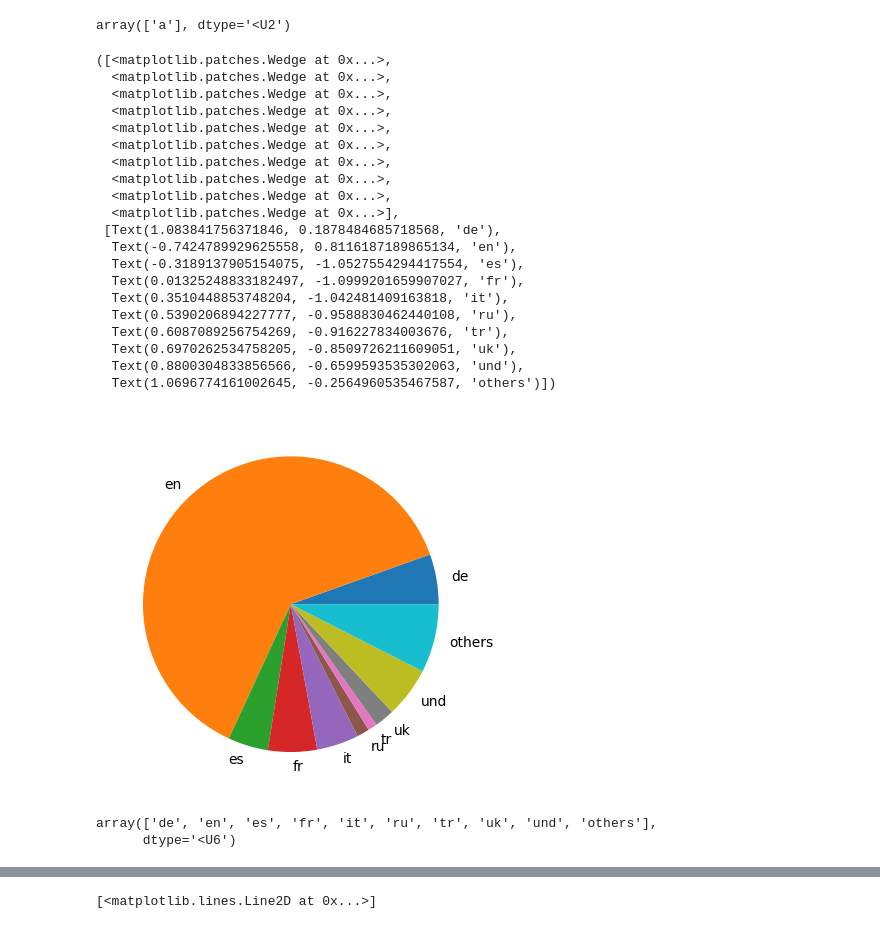
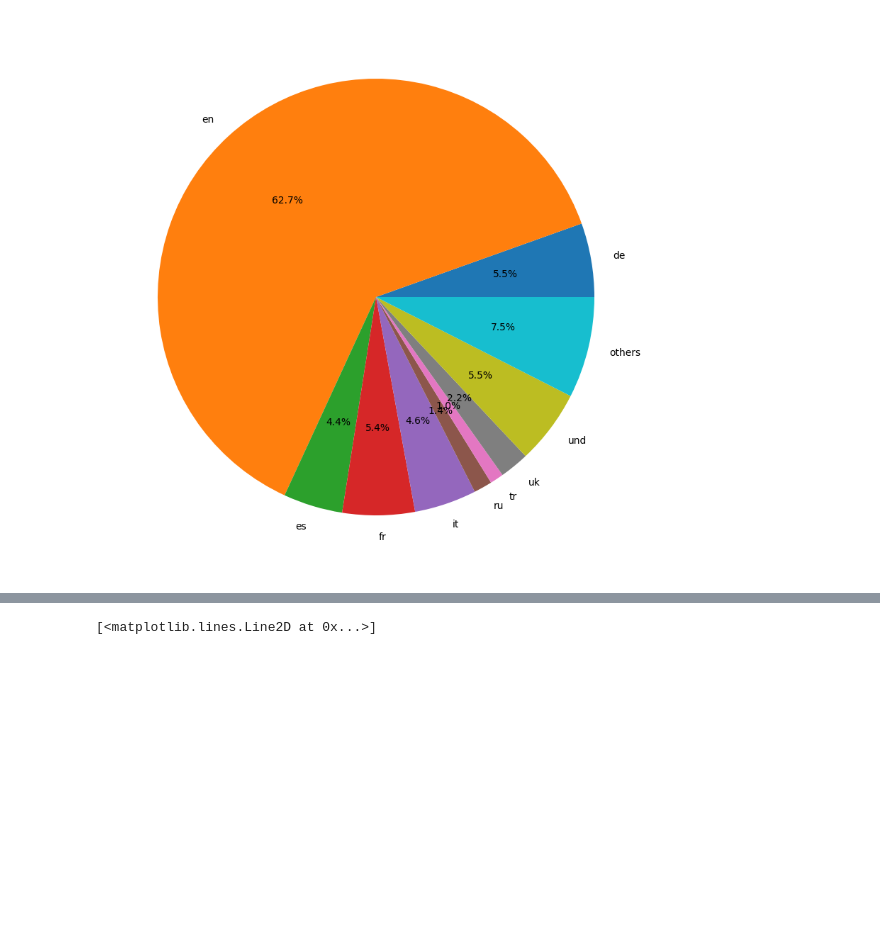
Before and after one commit to Freshpinguin/TopicAnalysisRUWTweets, a Jupyter notebook: Notebooks/FirstOpen.ipynb, the cells around one changed output, grey strips where cells are left out. Cells and saved outputs as stored; diff of their text form; code cells hidden in the pictures; blank space fills up the shorter version.

```diff
--- a/Notebooks/FirstOpen.ipynb
+++ b/Notebooks/FirstOpen.ipynb
@@ -4,13 +6,14 @@ import numpy as np
 import warnings
 from typing import Dict, Iterator, Any
 import matplotlib.pyplot as plt
+plt.rcParams['figure.figsize'] = [20, 10]
 import os
 from tqdm.auto import tqdm
 # register `pandas.progress_apply` and `pandas.Series.map_apply` with `tqdm`
 tqdm.pandas()
 
-from IPython.core.interactiveshell import InteractiveShell
-InteractiveShell.ast_node_interactivity = "all"
+#from IPython.core.interactiveshell import InteractiveShell
+#InteractiveShell.ast_node_interactivity = "all"
 # %%
 def iterate_dataframes(path: str) -> Iterator[pd.DataFrame]:
     """
@@ -68,49 +68,23 @@ df_agg = pd.concat([df_agg_2022,df_agg_2023]).fillna(0)
-# %%
-np.array(["a","ab"])[[True,False]]
-# %% [output]
-array(['a'], dtype='<U2')
+# %%
+df_agg_2022 = pd.read_csv("/Users/robinfeldmann/TopicAnalysisRUWTweets/Data/2022_agg.csv")
+df_agg_2023 = pd.read_csv("/Users/robinfeldmann/TopicAnalysisRUWTweets/Data/2023_agg.csv")
+df_agg = pd.concat([df_agg_2022,df_agg_2023]).fillna(0)
 # %%
 languages = np.array(['am', 'ar', 'bg', 'bn', 'ca', 'ckb', 'cs', 'cy', 'da', 'de', 'dv', 'el',
        'en', 'es', 'et', 'eu', 'fa', 'fi', 'fr', 'gu', 'hi', 'ht', 'hu', 'hy',
        'in', 'is', 'it', 'iw', 'ja', 'ka', 'kn', 'ko', 'lt', 'lv', 'ml', 'mr',
        'my', 'ne', 'nl', 'no', 'or', 'pa', 'pl', 'ps', 'pt', 'ro', 'ru', 'si',
        'sl', 'sr', 'sv', 'ta', 'te', 'th', 'tl', 'tr', 'uk', 'und', 'ur', 'vi',
        'zh','sd', 'km', 'lo', 'ug', 'bo'])
 language_counts = [df_agg[la].sum() for la in languages]
-all = sum(language_counts)
-language_freq = np.array([la_co/all for la_co in language_counts])
-seleceted_lang = language_freq > 0.01
-others = sum(language_freq[~seleceted_lang])
-languages = np.append(languages[seleceted_lang], "others")
-freqs = np.append(language_freq[seleceted_lang], others)
+language_freq = np.array([la_co/sum(language_counts) for la_co in language_counts])
+selected_lang = language_freq > 0.01
+others = sum(language_freq[~selected_lang])
+languages = np.append(languages[selected_lang], "others")
+freqs = np.append(language_freq[selected_lang], others)
 fig, ax = plt.subplots()
-ax.pie(freqs, labels=languages)
+ax.pie(freqs, labels=languages, autopct='%1.1f%%')
 plt.show()
 # %% [output]
-([<matplotlib.patches.Wedge at 0x...>,
-  <matplotlib.patches.Wedge at 0x...>,
-  <matplotlib.patches.Wedge at 0x...>,
-  <matplotlib.patches.Wedge at 0x...>,
-  <matplotlib.patches.Wedge at 0x...>,
-  <matplotlib.patches.Wedge at 0x...>,
-  <matplotlib.patches.Wedge at 0x...>,
-  <matplotlib.patches.Wedge at 0x...>,
-  <matplotlib.patches.Wedge at 0x...>,
-  <matplotlib.patches.Wedge at 0x...>],
- [Text(1.083841756371846, 0.1878484685718568, 'de'),
-  Text(-0.7424789929625558, 0.8116187189865134, 'en'),
-  Text(-0.3189137905154075, -1.0527554294417554, 'es'),
-  Text(0.01325248833182497, -1.0999201659907027, 'fr'),
-  Text(0.3510448853748204, -1.042481409163818, 'it'),
-  Text(0.5390206894227777, -0.9588830462440108, 'ru'),
-  Text(0.6087089256754269, -0.916227834003676, 'tr'),
-  Text(0.6970262534758205, -0.8509726211609051, 'uk'),
-  Text(0.8800304833856566, -0.6599593535302063, 'und'),
-  Text(1.0696774161002645, -0.2564960535467587, 'others')])
-[figure, old version]
+[figure, new version]
-# %%
-np.append(languages[seleceted_lang], "others")
-# %% [output]
-array(['de', 'en', 'es', 'fr', 'it', 'ru', 'tr', 'uk', 'und', 'others'],
-      dtype='<U6')
 # %%
```
Also changed, not shown: parts of 6 cells of this notebook, 3 other files.
